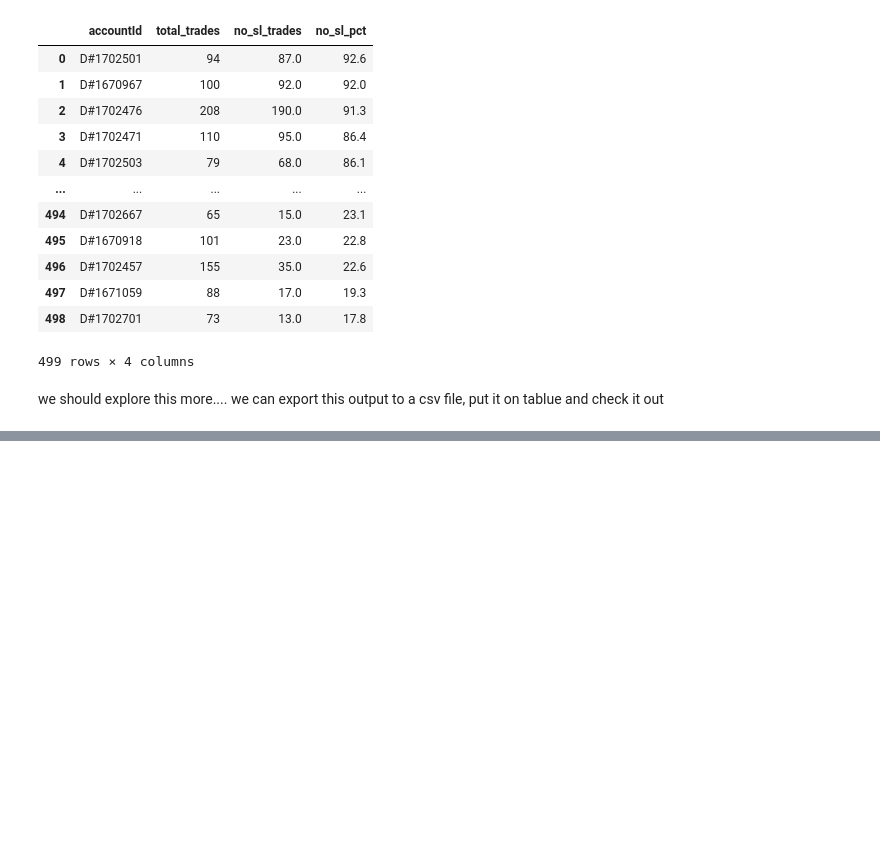
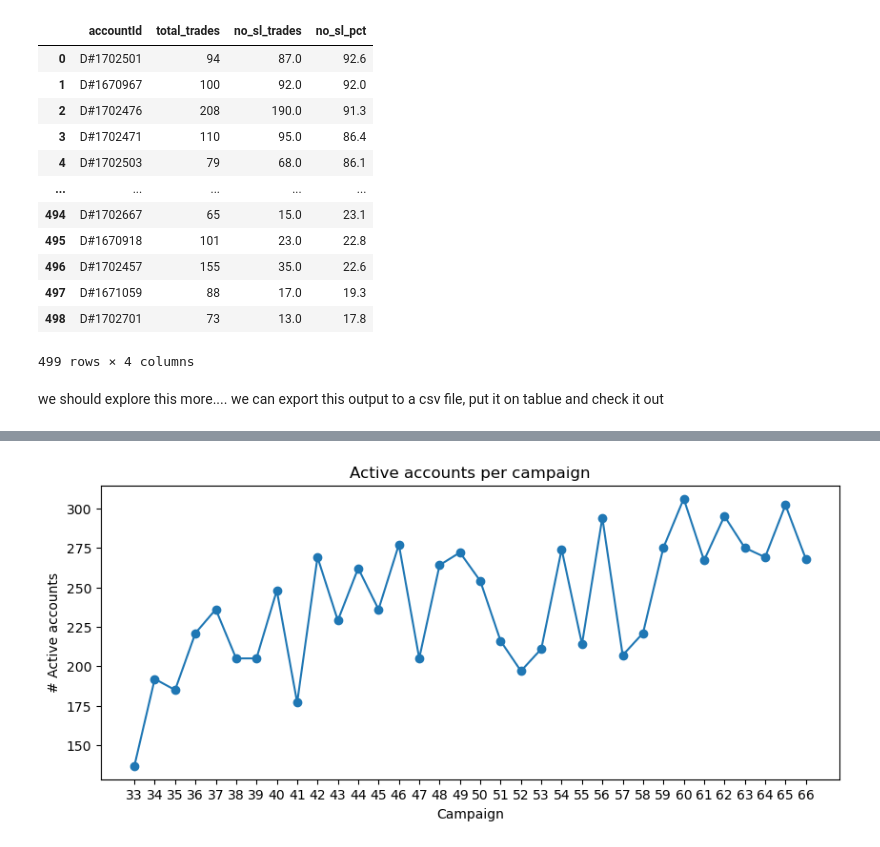
Before and after one commit to aanya006/C22-veNTUre-project, a Jupyter notebook: notebooks/profiling.ipynb, the cells around one changed output, grey strips where cells are left out. Cells and saved outputs as stored; diff of their text form; code cells hidden in the pictures; blank space fills up the shorter version.

```diff
--- a/notebooks/profiling.ipynb
+++ b/notebooks/profiling.ipynb
@@ -158,0 +330,12 @@ we can export this output to a csv file, put it on tablue and check it out
+# %%
+df_survival = con.execute("""
+    SELECT campaignId, COUNT(DISTINCT accountId) AS active_accounts
+    FROM trades GROUP BY campaignId ORDER BY campaignId
+""").fetchdf()
+plt.figure(figsize=(10,4))
+plt.plot(df_survival['campaignId'], df_survival['active_accounts'], marker='o')
+plt.title('Active accounts per campaign')
+plt.xlabel('Campaign'); plt.ylabel('# Active accounts')
+plt.show()
+# %% [output]
+[figure, added]
```
Also changed, not shown: parts of 26 cells of this notebook, 3 other files.
